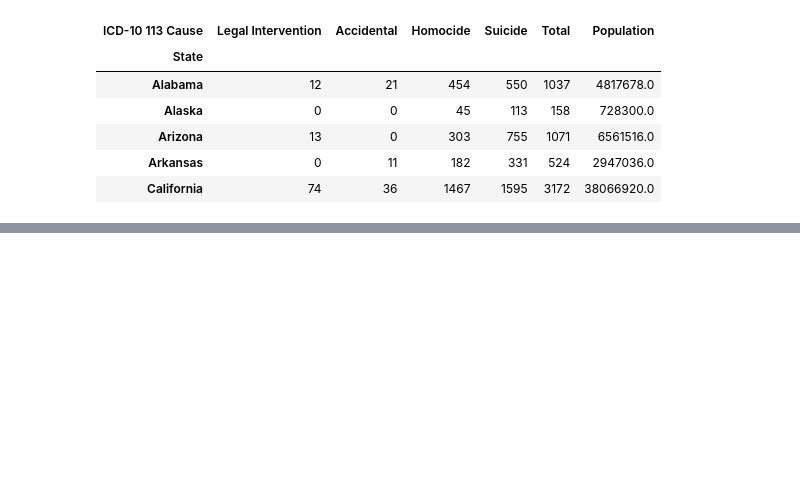
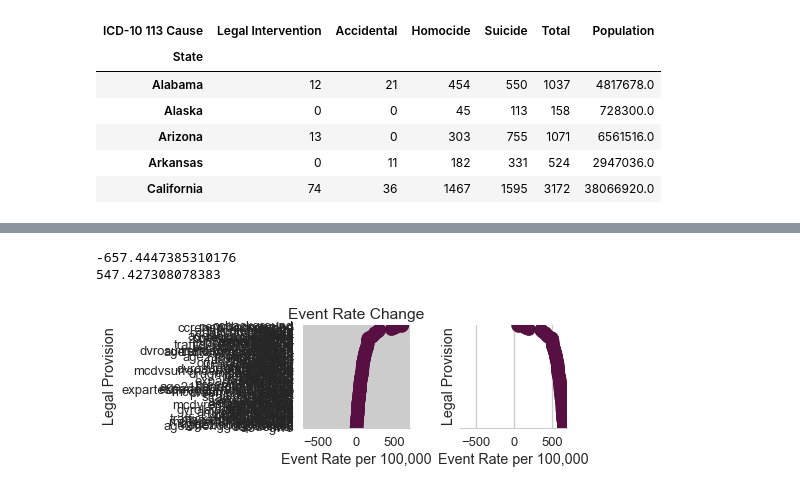
Before and after one commit to jjahn0/team2_repos, a Jupyter notebook: ED Data Manip.ipynb, the cells around one changed output, grey strips where cells are left out. Saved outputs shown, nothing was run; the diff lists cells and outputs as text; code cells hidden in the pictures; blank space fills up the shorter version.

```diff
--- a/ED Data Manip.ipynb
+++ b/ED Data Manip.ipynb
@@ -287,33 +320,41 @@ regression_tables[2016].head()
+# %%
+print(min(regression_tables[2016]['Total Delta']))
+print(max(regression_tables[2016]['Total Delta']))
+# %% [output]
+-657.4447385310176
+547.427308078383
+# %%
+sns.set(style="whitegrid")
+sns.set_context("talk")
+
+g = sns.stripplot(x="day", y="total_bill", data=tips);
 # %%
-import seaborn as sns
 sns.set(style="whitegrid")
-
-# Load the dataset
-crashes = sns.load_dataset("car_crashes")
+sns.set_context("talk")
 
 # Make the PairGrid
-g = sns.PairGrid(crashes.sort_values("total", ascending=False),
-                 x_vars=crashes.columns[:-3], y_vars=["abbrev"],
-                 size=10, aspect=.25)
+g = sns.PairGrid(data=regression_tables[2016],
+                 x_vars=['+ Total Rate Per 100,000','X Total Rate Per 100,000'],
+                 y_vars=['Law'],
+                 hue =
+                 despine=True)
 
-# Draw a dot plot using the stripplot function
-g.map(sns.stripplot, size=10, orient="h",
-      palette="Reds_r", edgecolor="gray")
+g.map(sns.pointplot, color=sns.xkcd_rgb["plum"])
+sns.despine(fig=g.fig, left=True)
 
 # Use the same x axis limits on all columns and add better labels
-g.set(xlim=(0, 25), xlabel="Crashes", ylabel="")
+g.set(xlim=(-700, 700), xlabel="Event Rate per 100,000", ylabel="Legal Provision")
 
 # Use semantically meaningful titles for the columns
-titles = ["Total crashes", "Speeding crashes", "Alcohol crashes",
-          "Not distracted crashes", "No previous crashes"]
+titles = ['Event Rate Change']
 
 for ax, title in zip(g.axes.flat, titles):
 
     # Set a different title for each axes
     ax.set(title=title)
 
     # Make the grid horizontal instead of vertical
     ax.xaxis.grid(False)
     ax.yaxis.grid(True)
-
-sns.despine(left=True, bottom=True)
+# %% [output]
+[figure, added]
```
Also changed, not shown: parts of 6 cells of this notebook.
